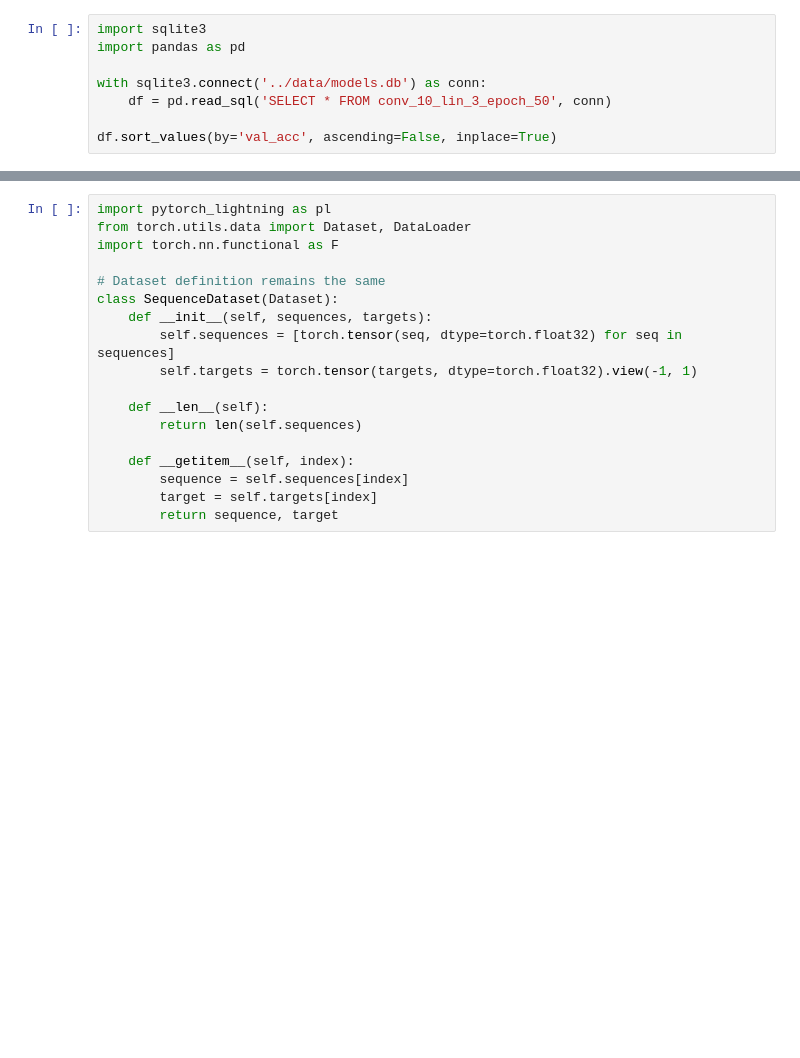
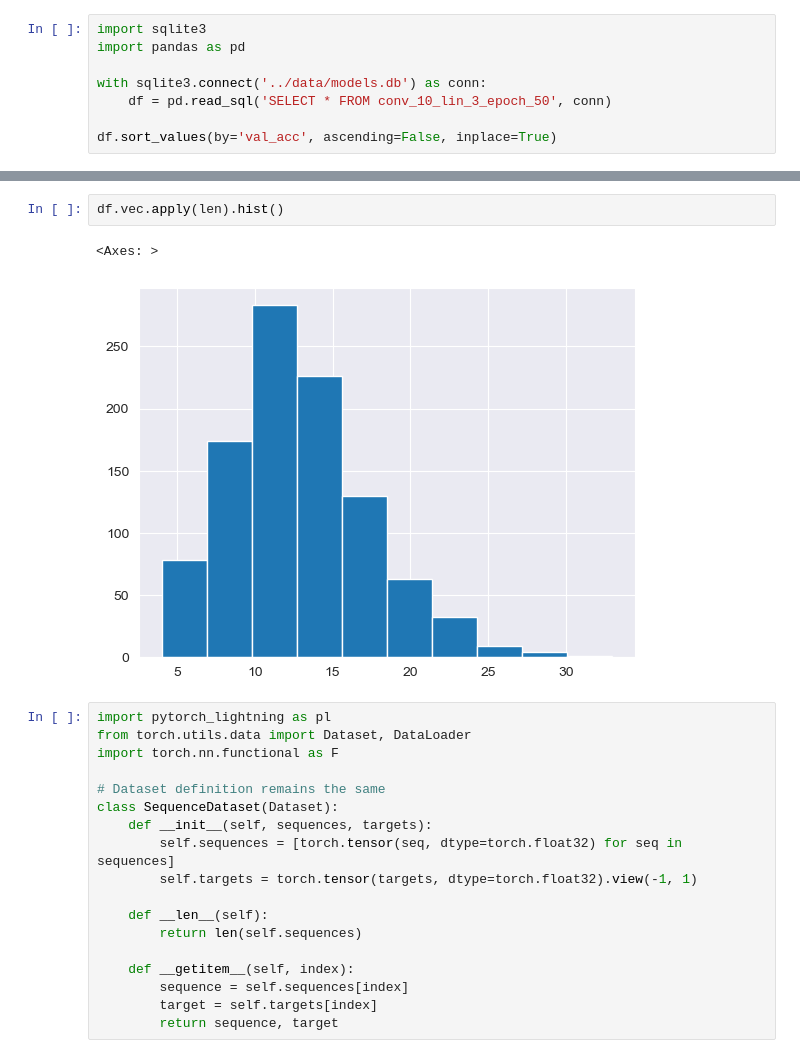
Before and after one commit to alkorolyov/sophius, a Jupyter notebook: notebooks/08_init_LSTM.ipynb, the cells around one changed output, grey strips where cells are left out. Saved outputs shown, nothing was run; the diff lists cells and outputs as text; blank space fills up the shorter version.

```diff
--- a/notebooks/08_init_LSTM.ipynb
+++ b/notebooks/08_init_LSTM.ipynb
@@ -24,3 +40,8 @@ df['vec'] = df['hex_str'].apply(str_to_vec)
+# %%
+df.vec.apply(len).hist()
+# %% [output]
+<Axes: >
+[figure, added]
 # %%
 import pytorch_lightning as pl
 from torch.utils.data import Dataset, DataLoader
```
Also changed, not shown: parts of 6 cells of this notebook, 2 other files.
